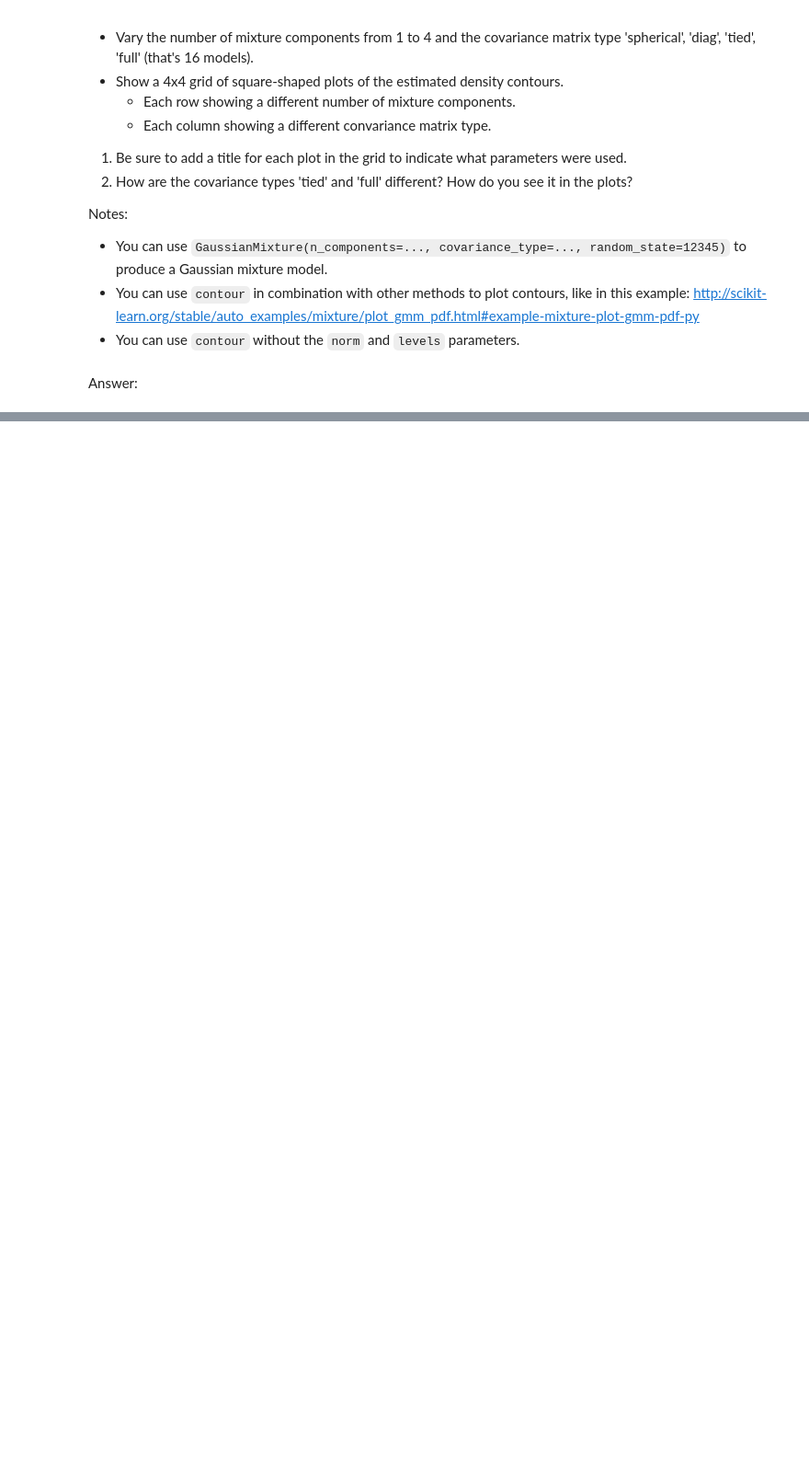
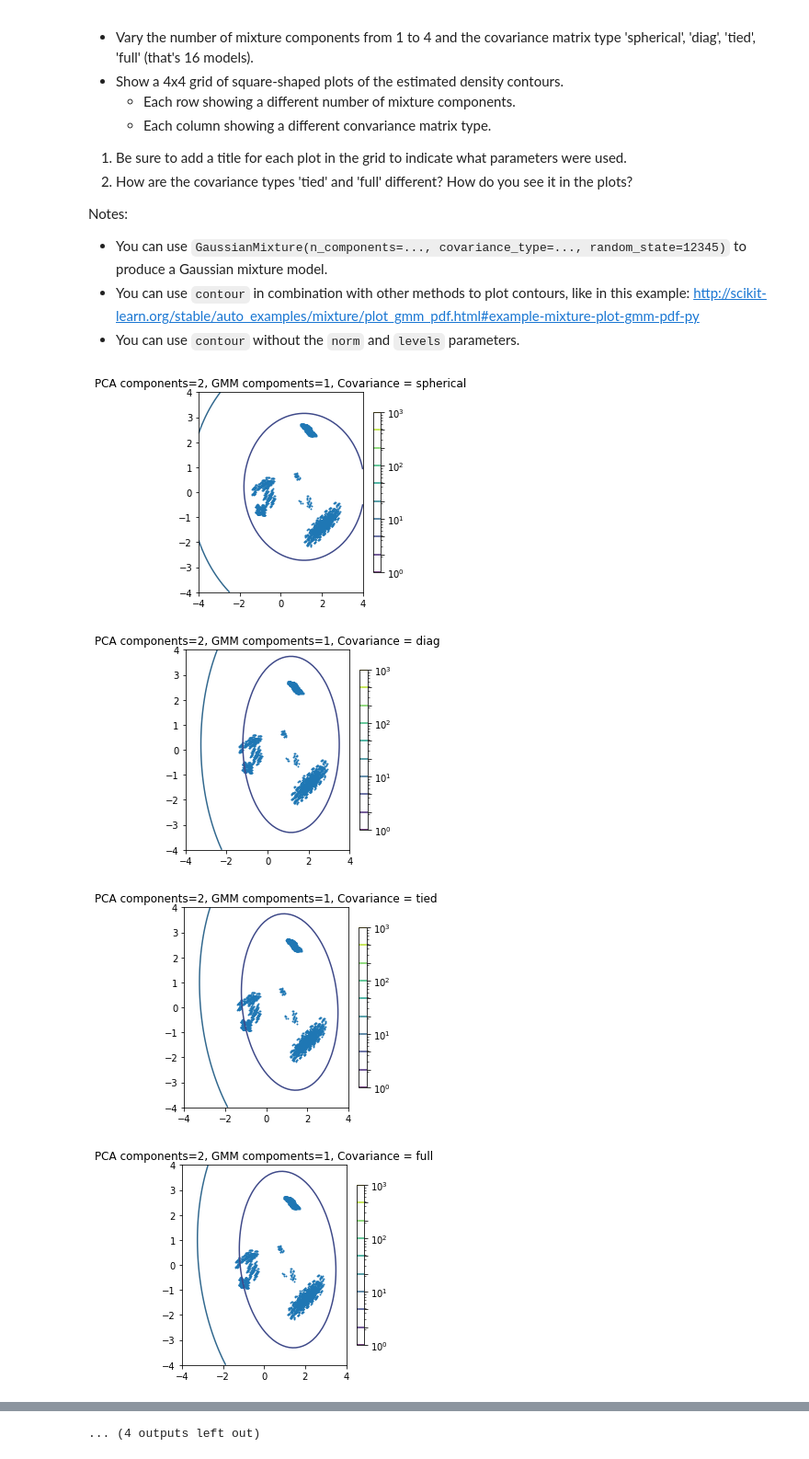
Before and after one commit to marciayyl/w207, a Jupyter notebook: Marcia(Yiying)_Liu_project4.ipynb, the cells around one changed output, grey strips where cells are left out. Shown at 92% size. Cells and saved outputs as stored; diff of their text form; code cells hidden in the pictures; blank space fills up the shorter version.

```diff
--- a/Marcia(Yiying)_Liu_project4.ipynb
+++ b/Marcia(Yiying)_Liu_project4.ipynb
@@ -246,2 +240,36 @@ Q4()
-# %% [markdown]
-Answer:
+# %%
+def Q4():
+    ### STUDENT START ###
+    np.random.seed(0)
+
+    model = PCA(n_components=2)
+    results = model.fit_transform(train_data)
+    positives = results[train_labels == 1]
+    covar_types = ['spherical', 'diag', 'tied', 'full']
+
+    for component in range(4):
+      for covar_type in covar_types:
+
+        gmm = GaussianMixture(n_components=component+1, covariance_type=covar_type).fit(positives)
+
+        x = np.linspace(-4.0, 4.0)
+        y = np.linspace(-4.0, 4.0)
+        X, Y = np.meshgrid(x, y)
+        XX = np.array([X.ravel(), Y.ravel()]).T
+        Z = -gmm.score_samples(XX)
+        Z = Z.reshape(X.shape)
+
+        plt.figure(figsize = (4, 4))
+        CS = plt.contour(X, Y, Z, norm=LogNorm(vmin=1.0, vmax=1000.0), levels=np.logspace(0, 3, 10))
+        CB = plt.colorbar(CS, shrink=0.8, extend='both')
+        plt.scatter(positives[:, 0], positives[:, 1], .8)
+        plt.title("PCA components=2, GMM compoments=%d, Covariance = %s" % (component+1, covar_type))
+        plt.show()
+    ### STUDENT END ###
+
+Q4()
+# %% [output]
+[figure, added]
+[figure, added]
+[figure, added]
+[figure, added]
@@ -247,0 +284 @@ Answer:
+... (4 outputs left out)
```
Also changed, not shown: parts of 9 cells of this notebook.
